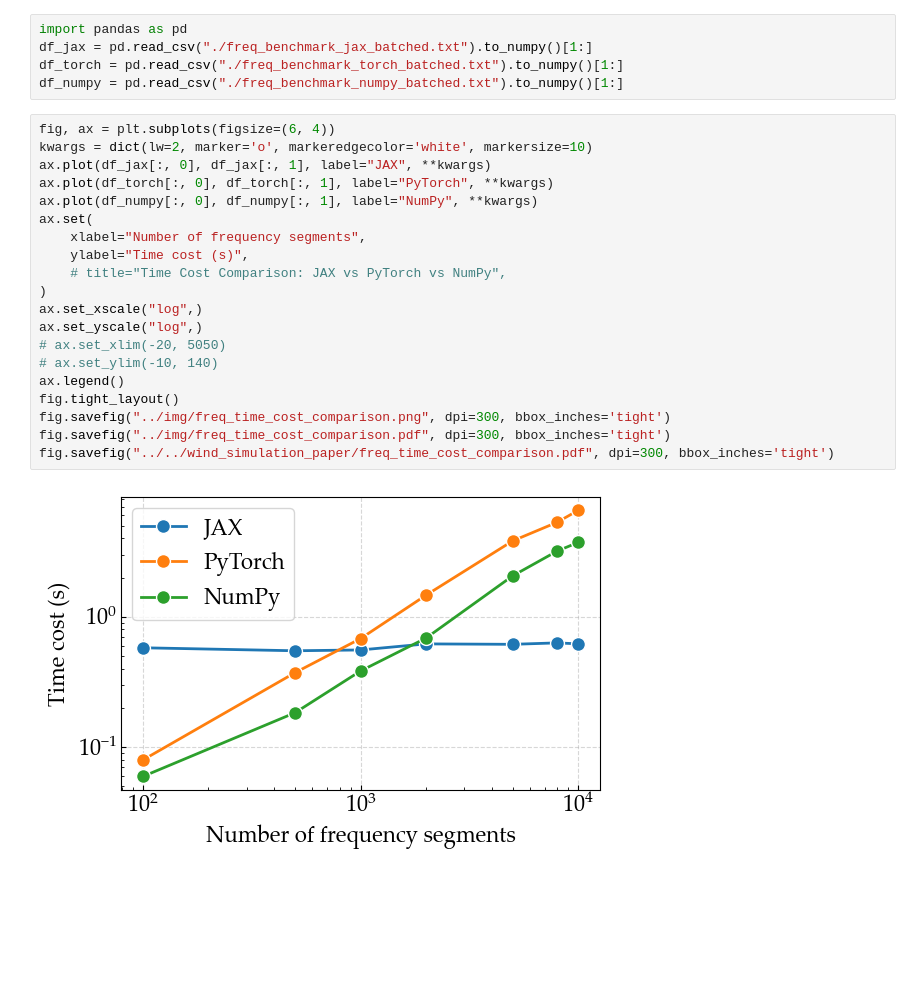
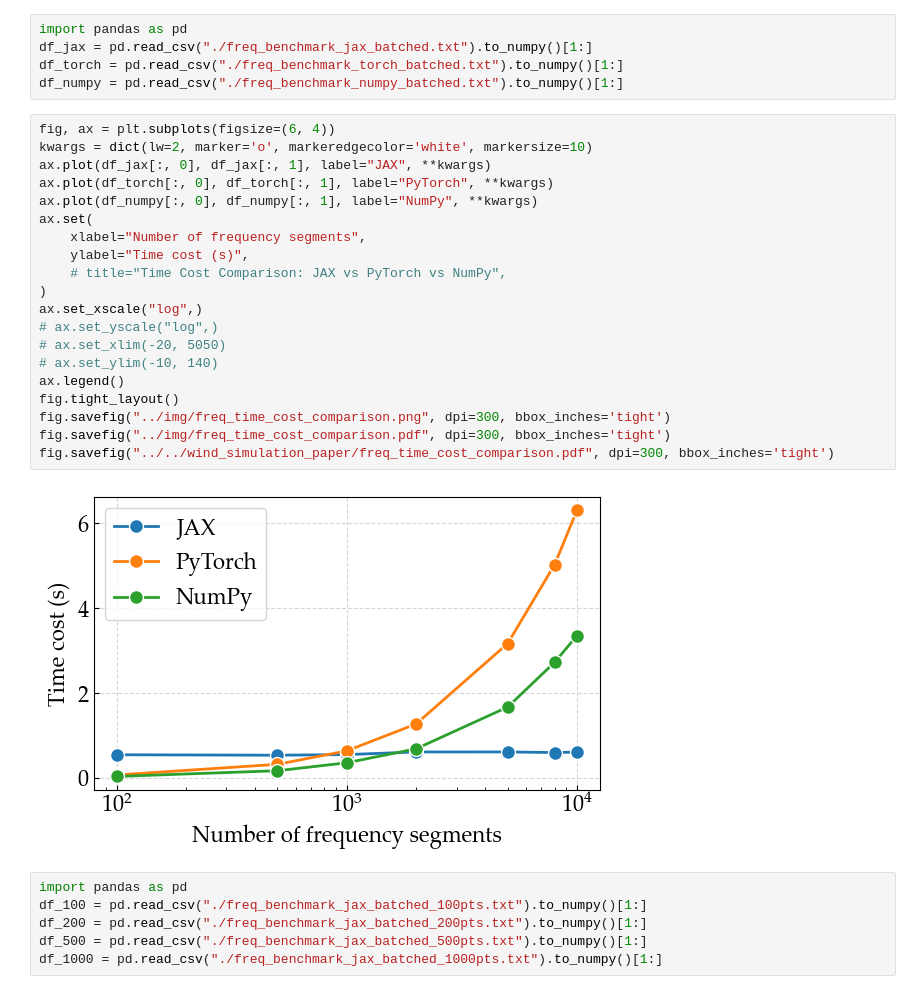
Before and after one commit to NanxiiChen/wind-simulation-GPU, a Jupyter notebook: benchmark_results/eval.ipynb, the cells around one changed output. Drawn from its saved outputs; the diff is of its cells as text; blank space fills up the shorter version.

Commit message:
Update benchmarks

```diff
--- a/benchmark_results/eval.ipynb
+++ b/benchmark_results/eval.ipynb
@@ -68,22 +68,28 @@ df_numpy = pd.read_csv("./freq_benchmark_numpy_batched.txt").to_numpy()[1:]
 # %%
 fig, ax = plt.subplots(figsize=(6, 4))
 kwargs = dict(lw=2, marker='o', markeredgecolor='white', markersize=10)
 ax.plot(df_jax[:, 0], df_jax[:, 1], label="JAX", **kwargs)
 ax.plot(df_torch[:, 0], df_torch[:, 1], label="PyTorch", **kwargs)
 ax.plot(df_numpy[:, 0], df_numpy[:, 1], label="NumPy", **kwargs)
 ax.set(
     xlabel="Number of frequency segments",
     ylabel="Time cost (s)",
     # title="Time Cost Comparison: JAX vs PyTorch vs NumPy",
 )
 ax.set_xscale("log",)
-ax.set_yscale("log",)
+# ax.set_yscale("log",)
 # ax.set_xlim(-20, 5050)
 # ax.set_ylim(-10, 140)
 ax.legend()
 fig.tight_layout()
 fig.savefig("../img/freq_time_cost_comparison.png", dpi=300, bbox_inches='tight')
 fig.savefig("../img/freq_time_cost_comparison.pdf", dpi=300, bbox_inches='tight')
 fig.savefig("../../wind_simulation_paper/freq_time_cost_comparison.pdf", dpi=300, bbox_inches='tight')
 # %% [output]
-[figure, old version]
+[figure, new version]
+# %%
+import pandas as pd
+df_100 = pd.read_csv("./freq_benchmark_jax_batched_100pts.txt").to_numpy()[1:]
+df_200 = pd.read_csv("./freq_benchmark_jax_batched_200pts.txt").to_numpy()[1:]
+df_500 = pd.read_csv("./freq_benchmark_jax_batched_500pts.txt").to_numpy()[1:]
+df_1000 = pd.read_csv("./freq_benchmark_jax_batched_1000pts.txt").to_numpy()[1:]
```
Also changed, not shown: parts of 2 cells of this notebook, 19 other files.
